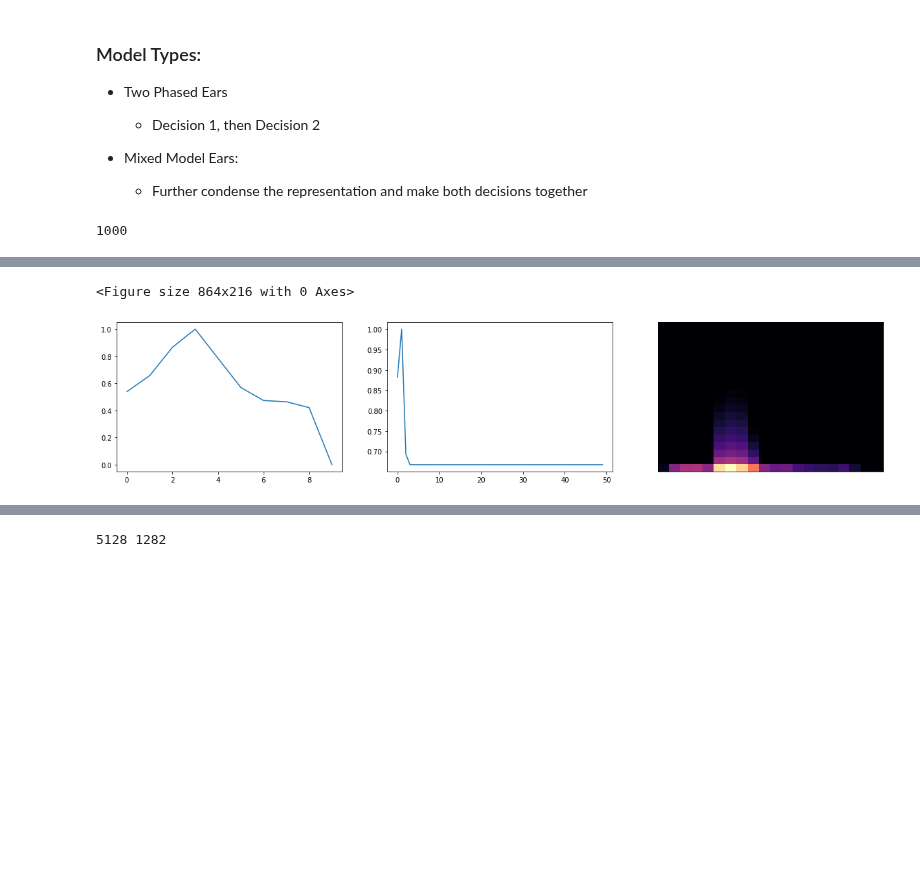
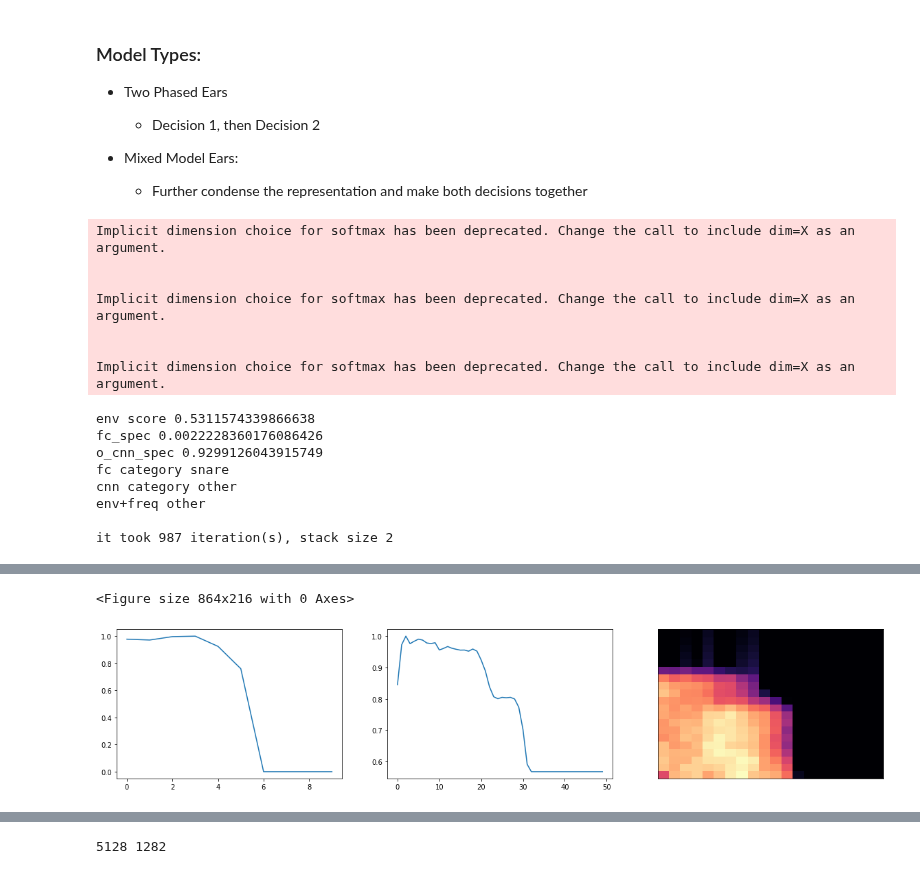
Before and after one commit to imilas/Synths_Stacks_Search, a Jupyter notebook: presentation.ipynb, the cells around one changed output, grey strips where cells are left out. Saved outputs shown, nothing was run; the diff lists cells and outputs as text; code cells hidden in the pictures; blank space fills up the shorter version.

```diff
--- a/presentation.ipynb
+++ b/presentation.ipynb
@@ -390,6 +390,7 @@ n_layers = 1
 #env model stuff
 env_model_dvn = tm.env_Model(D_in=10,H1=10,H2=5,H3=10,H4=2,H5=10,device=device)
 state='./feature_extraction/models/fc/env_dvn_95_35.pt'
+
 env_model_dvn.load_state_dict(torch.load(state))
 env_trans=tm.envTrans()
 env_model_dvn.to(device)
@@ -397,14 +398,19 @@ env_model_dvn.to(device)
 
 # pitch model stuff
 fc_spec_model_dvn=tm.getFCSpecModel(D_in=20*20,H1=20,H2=10,H3=4,D_out=2)
-state='./feature_extraction/models/fc/spec_fc_dvn_96.pt'
+# state='./feature_extraction/models/fc/spec_fc_dvn_96.pt'
+state='./feature_extraction/models/fc/final_spec_fc_dvn_97.pt'
+
 fc_spec_model_dvn.load_state_dict(torch.load(state))
 fc_spec_trans_dvn=tm.specTrans(20)
 fc_spec_model_dvn.to(device)
 
 #cnn lstm
 cnn_model_dvn=pm.CNNLSTM_dvn()
-state='./feature_extraction/models/cnn/clst_dvn_96_279.pt'
+# state='./feature_extraction/models/cnn/clst_dvn_96_279.pt'
+state='./feature_extraction/models/cnn/final_clst_dvn_98_401.pt'
+
+
 cnn_model_dvn.load_state_dict(torch.load(state))
 cnn_model_dvn.to(device)
 cnn_model_dvn.to(device)
@@ -509,12 +515,12 @@ def evalSoundSlow(a,env_thresh=0.5,fc_spec_tresh=0.5):
     cat_consensus=drum_groups[torch.argmax(outputFCDVD+outputCNNDVD+outputEnvFreq)]
 
     spec_score=(o_fc_spec+o_cnn_spec)/2
-    if (o_e>=env_thresh) or (o_cnn_spec>fc_spec_tresh or o_fc_spec>fc_spec_tresh):
+    if (o_e>=env_thresh) and  (o_cnn_spec<fc_spec_tresh or o_fc_spec<fc_spec_tresh):
         print("env score",o_e)
-        print("fc_spec",o_fc_spec)
-        print("o_cnn_spec",o_cnn_spec)
+        print("fc_spec",1 - o_fc_spec)
+        print("o_cnn_spec",1 - o_cnn_spec)
         print("fc category",gfc,"\ncnn category",gcnn,"\nenv+freq",genvfreq)
-        print("total consensus",cat_consensus)
+#         print("total consensus",cat_consensus)
 
         return(a,env_feats,freq_feats,pitch_feats,stack_size,"found")
     return (a,env_feats,freq_feats,pitch_feats,stack_size,"not_found")
@@ -522,38 +528,52 @@ def evalSoundSlow(a,env_thresh=0.5,fc_spec_tresh=0.5):
 def findDrum(stack_size=1,iteration=0):
     out,params= stackMaker(stack_size)
     a= memToAud(out)
-    return evalSoundSlow(a,env_thresh=1,fc_spec_tresh=0.5)
+    return evalSoundSlow(a,env_thresh=0.5, fc_spec_tresh=0.5)
 i=0
 j=0
 while i<1000:
     i=i+1
     j=j+1
     stack_size=np.random.choice([2])
     (a,env_feats,freq_feats,pitch_feats,stack_size,results)=findDrum(stack_size,iteration=i)
     if results!="not_found":
         print("\nit took %d iteration(s), stack size %d"%(j,stack_size))
         j=0
         break
     print(i, end="\r")
 
 fig = plt.figure(figsize=(12,3))
 fig = plt.figure(figsize=(20,4))
 ax = plt.subplot(1, 3,1)
 
 plt.plot(env_feats.cpu())
 ax = plt.subplot(1, 3,2)
 plt.plot(freq_feats[0:50].cpu())
 ax=plt.subplot(1,3,3)
 ft=pitch_feats.cpu()
 ft=ft.numpy()
 librosa.display.specshow(ft[0])
 
 Audio(a,rate=sr, autoplay=True)
 # %% [output]
-1000
+Implicit dimension choice for softmax has been deprecated. Change the call to include dim=X as an argument.
+
+
+Implicit dimension choice for softmax has been deprecated. Change the call to include dim=X as an argument.
+
+
+Implicit dimension choice for softmax has been deprecated. Change the call to include dim=X as an argument.
+env score 0.5311574339866638
+fc_spec 0.0022228360176086426
+o_cnn_spec 0.9299126043915749
+fc category snare
+cnn category other
+env+freq other
+
+it took 987 iteration(s), stack size 2
 [interactive output not drawn]
-<Figure size 864x216 with 0 Axes>
+<Figure size 864x216 with 0 Axes>
-[figure, old version]
+[figure, new version]
 # %%
 from IPython.display import IFrame
 IFrame("./structural_notebooks/cat_2p.pdf", width=1000, height=500)
```
Also changed, not shown: parts of 6 cells of this notebook, 1 other file.
